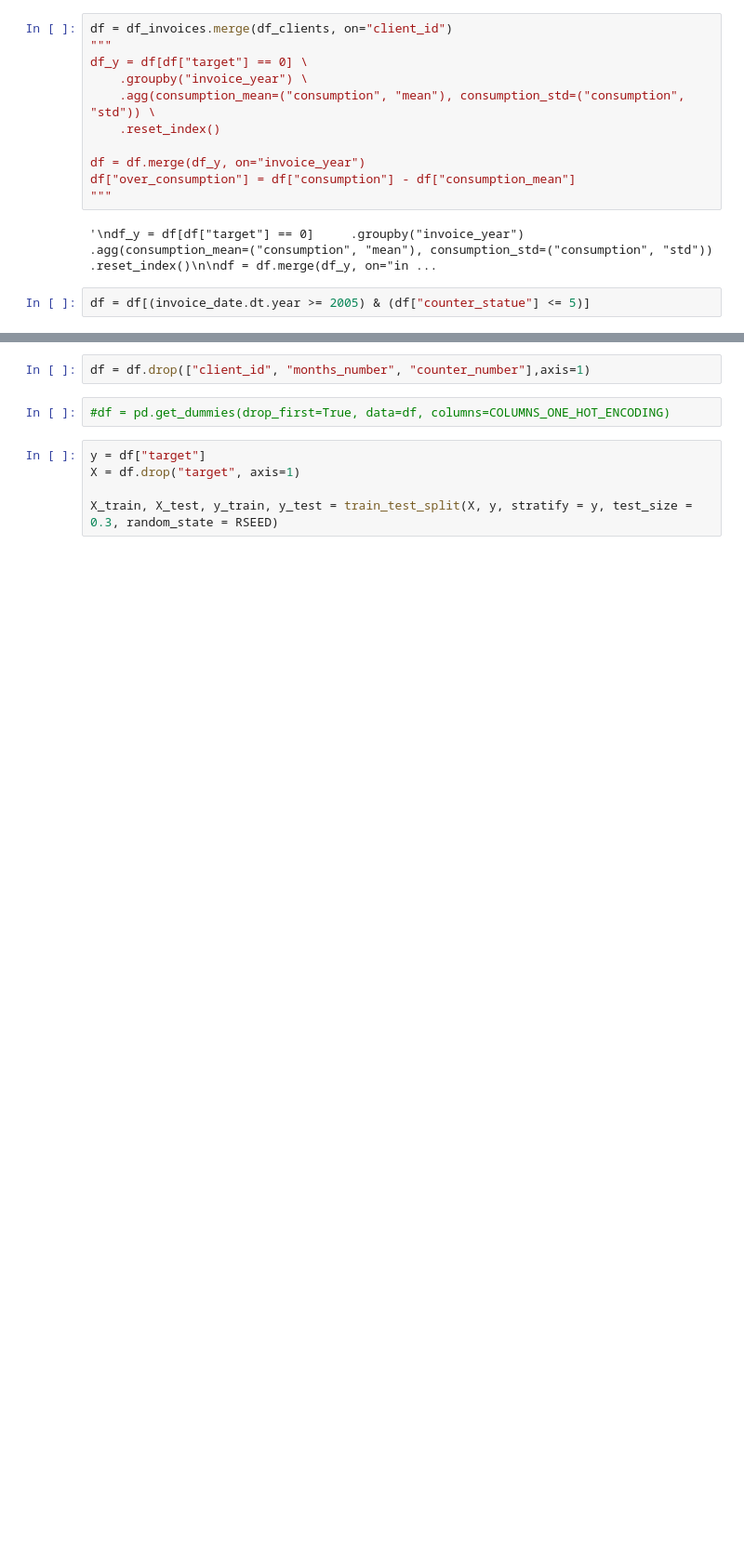
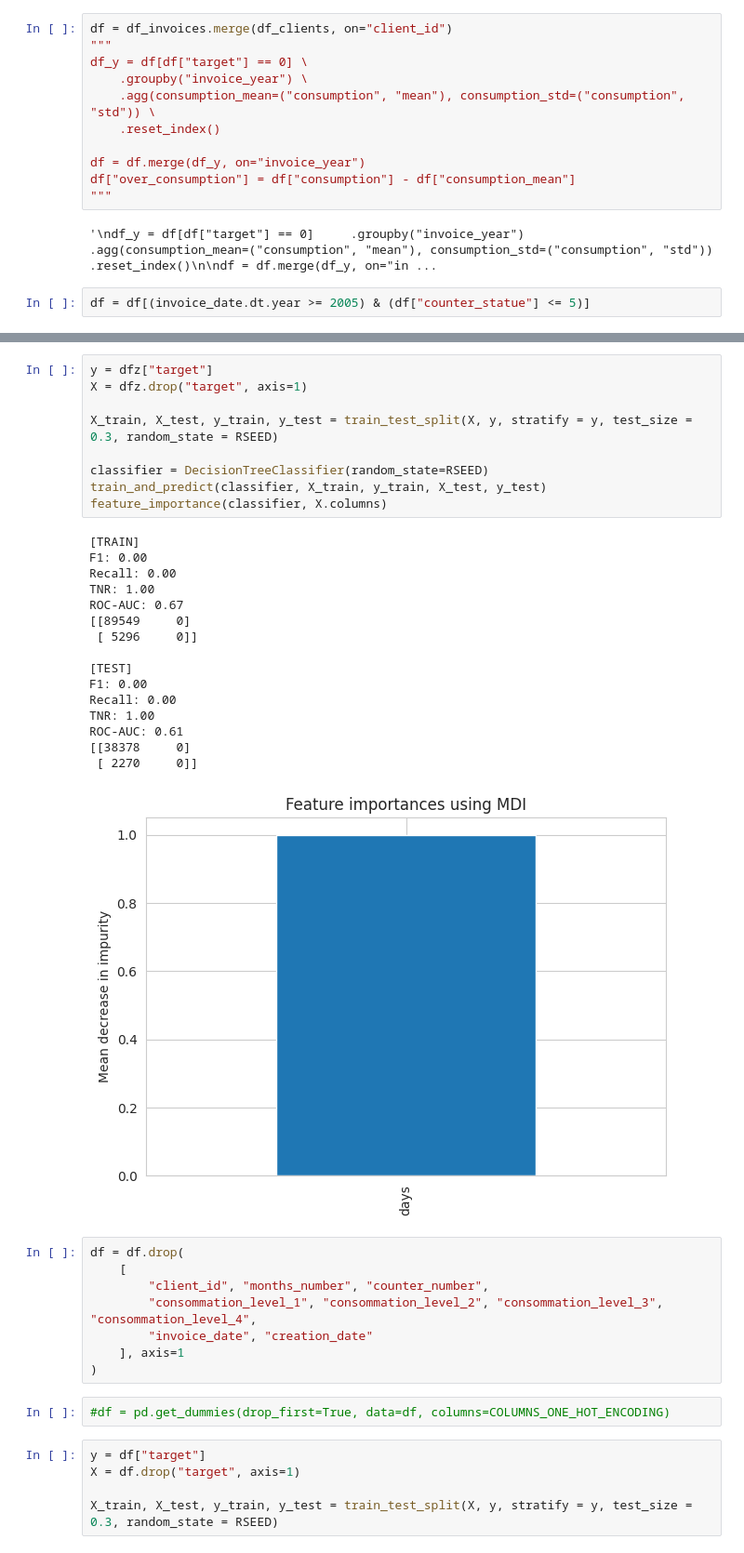
Before and after one commit to jottemka/ml_project_neuefische, a Jupyter notebook: Tester.ipynb, the cells around one changed output, grey strips where cells are left out. Shown: that part at 93% size. Saved outputs shown, nothing was run; the diff lists cells and outputs as text; blank space fills up the shorter version.

```diff
--- a/Tester.ipynb
+++ b/Tester.ipynb
@@ -131,5 +158,37 @@ df = df[(invoice_date.dt.year >= 2005) & (df["counter_statue"] <= 5)]
+# %%
+y = dfz["target"]
+X = dfz.drop("target", axis=1)
+
+X_train, X_test, y_train, y_test = train_test_split(X, y, stratify = y, test_size = 0.3, random_state = RSEED)
+
+classifier = DecisionTreeClassifier(random_state=RSEED)
+train_and_predict(classifier, X_train, y_train, X_test, y_test)
+feature_importance(classifier, X.columns)
+# %% [output]
+[TRAIN]
+F1: 0.00
+Recall: 0.00
+TNR: 1.00
+ROC-AUC: 0.67
+[[89549     0]
+ [ 5296     0]]
+
+[TEST]
+F1: 0.00
+Recall: 0.00
+TNR: 1.00
+ROC-AUC: 0.61
+[[38378     0]
+ [ 2270     0]]
+[figure, added]
 # %%
-df = df.drop(["client_id", "months_number", "counter_number"],axis=1)
+df = df.drop(
+    [
+        "client_id", "months_number", "counter_number",
+        "consommation_level_1", "consommation_level_2", "consommation_level_3", "consommation_level_4",
+        "invoice_date", "creation_date"
+    ], axis=1
+)
 # %%
 #df = pd.get_dummies(drop_first=True, data=df, columns=COLUMNS_ONE_HOT_ENCODING)
 # %%
```
Also changed, not shown: parts of 3 cells of this notebook, 1 other file.
